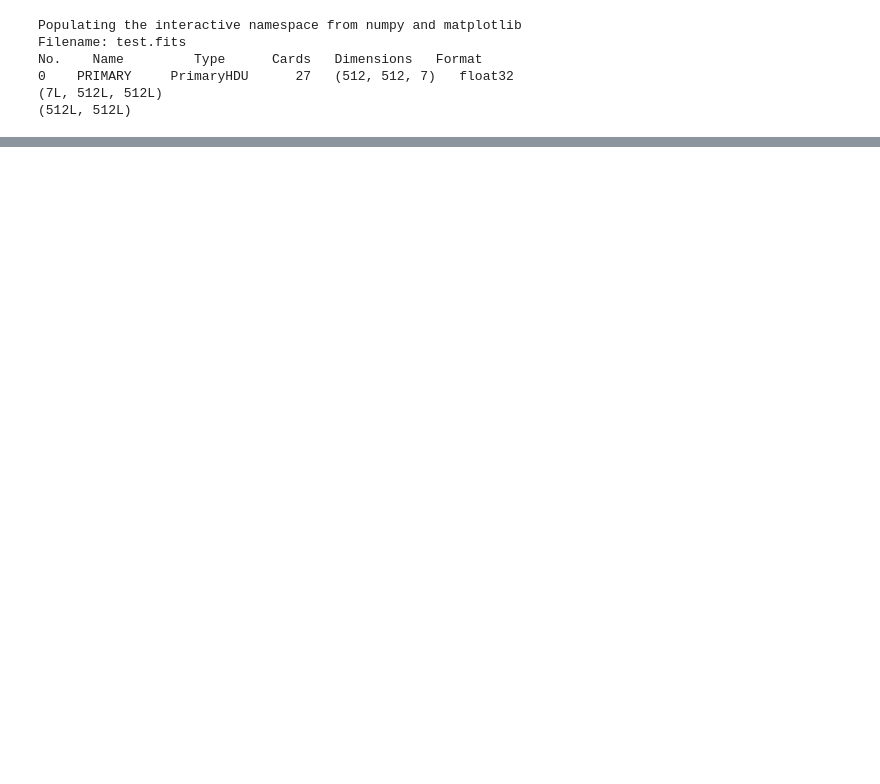
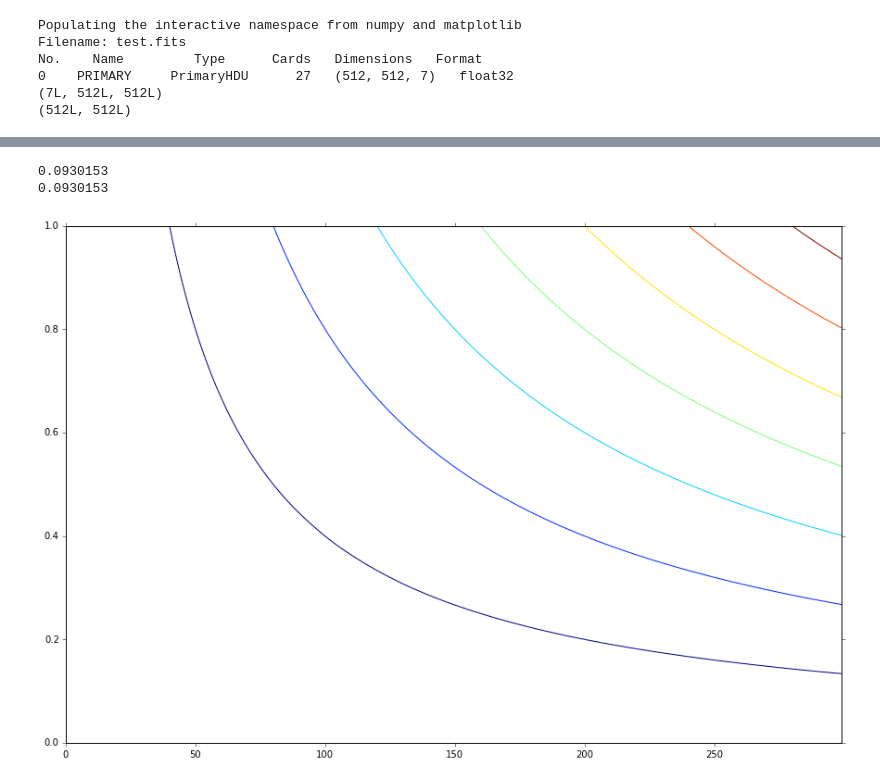
Before and after one commit to meljrose/velocity_anisotropy, a Jupyter notebook: Structure Function.ipynb, the cells around one changed output, grey strips where cells are left out. Cells and saved outputs as stored; diff of their text form; code cells hidden in the pictures; blank space fills up the shorter version.

```diff
--- a/Structure Function.ipynb
+++ b/Structure Function.ipynb
@@ -351,3 +339,34 @@ print sf
+# %%
+
+
+# problem: index out of bounds - what if my radius extends past my image?
+#sf = np.mean((f(x) - f(x+r))^2)
+
+def sf1(x,y):
+    r = (np.sqrt((center[0] - x)**2 + (center[1] - y)**2))
+    r = np.round(r).astype(int)
+    temp = np.mean((integrated_map[x,y] - integrated_map[(x+r), (y+r)])**2)
+    return temp
+print sf1(x,y)
+
+# Now I need map of SF vs r?
+
+def sf2(x,y, n):
+    rarr = range(0,n,1)
+    sf_arr = []
+    for r in rarr:
+        temp = np.mean((integrated_map[x,y] - integrated_map[(x+r), (y+r)])**2)
+        sf_arr.append(temp)
+    return [sf_arr, rarr]
+print sf1(x,y)
+plt.contour(sf2(x,y, 300))
+plt.show()
+
+#plt.plot()
+# %% [output]
+0.0930153
+0.0930153
+[figure, added]
 # %%
 #IDL Structure function code
 
```
Also changed, not shown: parts of 4 cells of this notebook.
